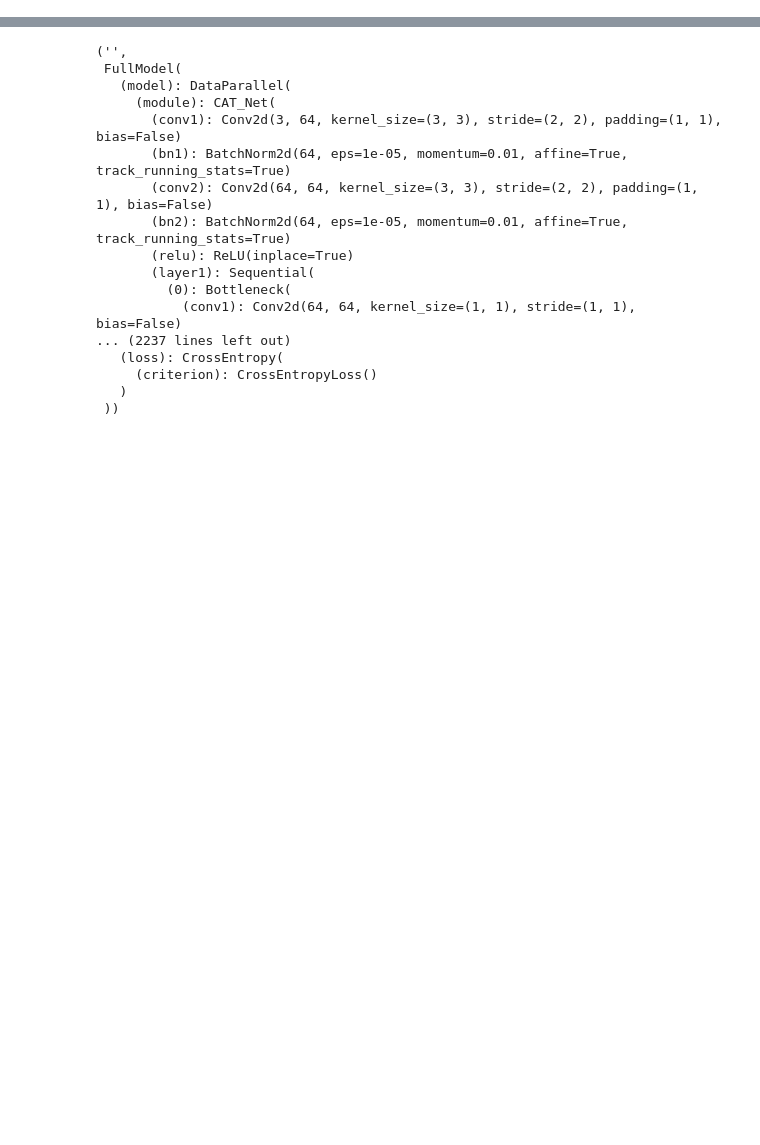
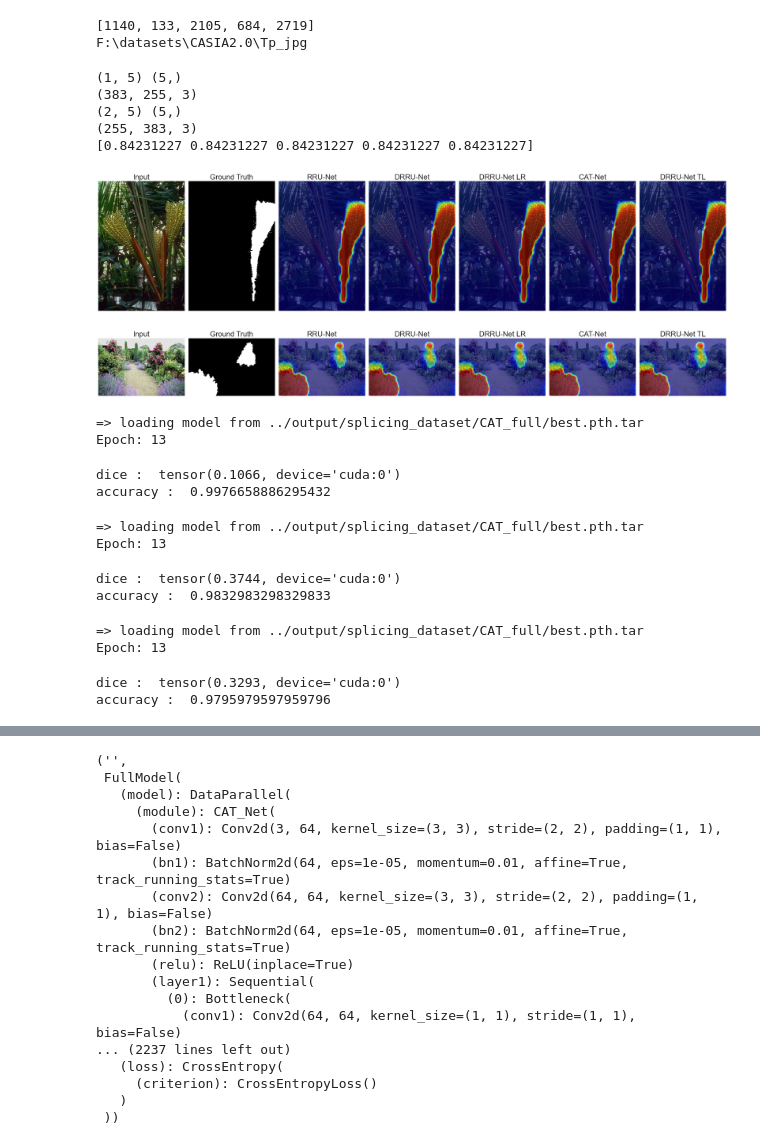
Before and after one commit to ictseoyoungmin/CATNet_for_comparison, a Jupyter notebook: tools/test.ipynb, the cells around one changed output, grey strips where cells are left out. Cells and saved outputs as stored; diff of their text form; code cells hidden in the pictures; blank space fills up the shorter version.

```diff
--- a/tools/test.ipynb
+++ b/tools/test.ipynb
@@ -159,0 +507,18 @@ crop_size=(512, 512), grid_crop=True, blocks=('RGB', 'DCTvol', 'qtable'), mode=t
+# %%
+nums = np.random.randint(3059,size=5)
+print(list(nums))
+nums = [ 753,1243,]
+models = [model,model,model,model,model]
+names = ['RRU-Net','DRRU-Net','DRRU-Net LR','CAT-Net','DRRU-Net TL']
+
+a = plot_fig(models,names,2,True,*nums,axis=1)
+# %% [output]
+[1140, 133, 2105, 684, 2719]
+F:\datasets\CASIA2.0\Tp_jpg
+(1, 5) (5,)
+(383, 255, 3)
+(2, 5) (5,)
+(255, 383, 3)
+[0.84231227 0.84231227 0.84231227 0.84231227 0.84231227]
+[figure, added]
+[figure, added]
@@ -159,0 +628,21 @@ crop_size=(512, 512), grid_crop=True, blocks=('RGB', 'DCTvol', 'qtable'), mode=t
+# %%
+dice, acc = test_dice(2) # casia 19m 25s
+# %% [output]
+=> loading model from ../output/splicing_dataset/CAT_full/best.pth.tar
+Epoch: 13
+dice :  tensor(0.1066, device='cuda:0')
+accuracy :  0.9976658886295432
+# %%
+dice2, acc2 = test_dice(0) # sp 58m 2s
+# %% [output]
+=> loading model from ../output/splicing_dataset/CAT_full/best.pth.tar
+Epoch: 13
+dice :  tensor(0.3744, device='cuda:0')
+accuracy :  0.9832983298329833
+# %%
+dice, acc = test_dice(1) # cm
+# %% [output]
+=> loading model from ../output/splicing_dataset/CAT_full/best.pth.tar
+Epoch: 13
+dice :  tensor(0.3293, device='cuda:0')
+accuracy :  0.9795979597959796
```
Also changed, not shown: parts of 18 cells of this notebook, 9 other files.
